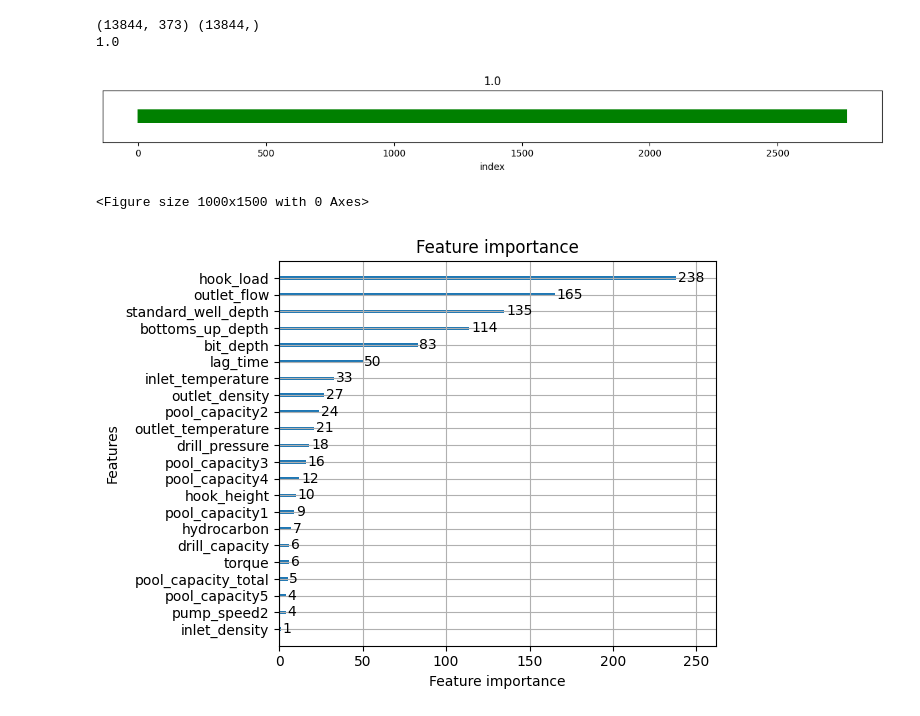
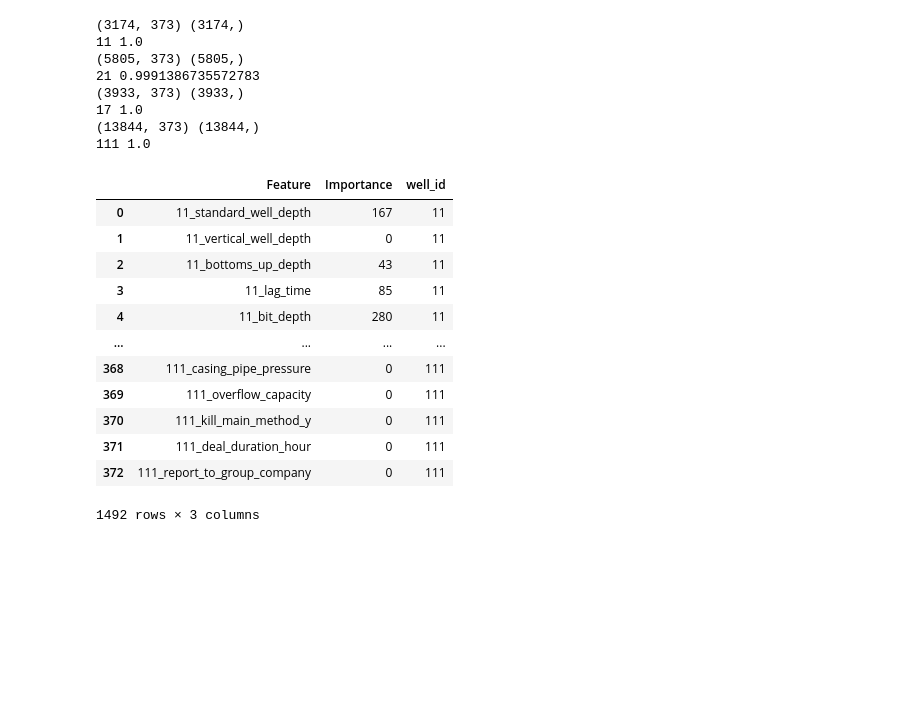
Before and after one commit to CQUPT-CZL/Intelligent_well_control, a Jupyter notebook: notebooks/overflow_detected_test.ipynb, the cells around one changed output. Saved outputs shown, nothing was run; the diff lists cells and outputs as text; code cells hidden in the pictures; blank space fills up the shorter version.

```diff
--- a/notebooks/overflow_detected_test.ipynb
+++ b/notebooks/overflow_detected_test.ipynb
@@ -83,0 +87,4 @@ save_plt_line_successfully
+# %%
+list_fea = sorted(zip(feature_names, feature_importance), key=lambda x: -x[1])
+list_fea_names = [name for name, _ in list_fea][: 1]
+print(list_fea_names)
@@ -93,33 +121,61 @@ plt.savefig(r'E:\项目\Intelligent_well_control\reports\images\\是否溢流_9
 # %%
-from sklearn.model_selection import train_test_split
+all_fea_df = None
+for well_ids in [11, 21, 17, 111]:
+    X = data[data['well_id'] == well_ids][feature_names1]
+    y = data[data['well_id'] == well_ids][labels]
 
-X = data[data['well_id'].isin(test_well_ids)][feature_names]
-y = data[data['well_id'].isin(test_well_ids)][labels]
+    print(X.shape, y.shape)
 
-print(X.shape, y.shape)
+    X_train, X_test, Y_train, Y_test = train_test_split(X, y, test_size=0.2, random_state=42)
 
-X_train, X_test, Y_train, Y_test = train_test_split(X, y, test_size=0.2, random_state=42)
-model2 = lgb.LGBMClassifier(n_estimators=500)
+    # 对数据进行标准化
+    # X_train_tem = scaler.fit_transform(X_train)
+    # X_test = scaler.fit_transform(X_test)
 
-model2.fit(X_train, Y_train)
+    model3 = lgb.LGBMClassifier(n_estimators=500)
+    model3.fit(X_train, Y_train)
 
-Y_pred = model2.predict(X_test)
 
-acc = accuracy_score(Y_pred, Y_test)
+    feature_names = model3.feature_name_
+    feature_importance = model3.feature_importances_
 
-print(acc)
 
-tem.show2(Y_test, Y_pred, acc)
+    feature_names = [str(well_ids) + '_' + i for i in feature_names]
+
+    # 创建 DataFrame
+    feature_importance_df = pd.DataFrame({'Feature': feature_names, 'Importance': feature_importance})
+    feature_importance_df['well_id'] = well_ids
+
+    if all_fea_df is None:
+        all_fea_df = feature_importance_df
+    else:
+        all_fea_df = pd.concat([all_fea_df, feature_importance_df])
+
+    Y_pred = model3.predict(X_test)
+    acc = accuracy_score(Y_pred, Y_test)
+    print(well_ids, acc)
 # %% [output]
+(3174, 373) (3174,)
+11 1.0
+(5805, 373) (5805,)
+21 0.9991386735572783
+(3933, 373) (3933,)
+17 1.0
 (13844, 373) (13844,)
-1.0
+111 1.0
-[figure, removed]
-# %%
-import matplotlib.pyplot as plt
-plt.figure(figsize=(10, 15))
-lgb.plot_importance(model2, max_num_features=100, importance_type='split')
-plt.tight_layout()
-plt.savefig(r'E:\项目\Intelligent_well_control\reports\images\\是否溢流_9区块111号单独训练特征.png')
-# %% [output]
-<Figure size 1000x1500 with 0 Axes>
-[figure, removed]
+# %%
+all_fea_df
+# %% [output]
+|  | Feature | Importance | well_id |
+| 0 | 11_standard_well_depth | 167 | 11 |
+| 1 | 11_vertical_well_depth | 0 | 11 |
+| 2 | 11_bottoms_up_depth | 43 | 11 |
+| 3 | 11_lag_time | 85 | 11 |
+| 4 | 11_bit_depth | 280 | 11 |
+| ... | ... | ... | ... |
+| 368 | 111_casing_pipe_pressure | 0 | 111 |
+| 369 | 111_overflow_capacity | 0 | 111 |
+| 370 | 111_kill_main_method_y | 0 | 111 |
+| 371 | 111_deal_duration_hour | 0 | 111 |
+| 372 | 111_report_to_group_company | 0 | 111 |
+1492 rows × 3 columns
```
Also changed, not shown: parts of 19 cells of this notebook, 3 other files.
